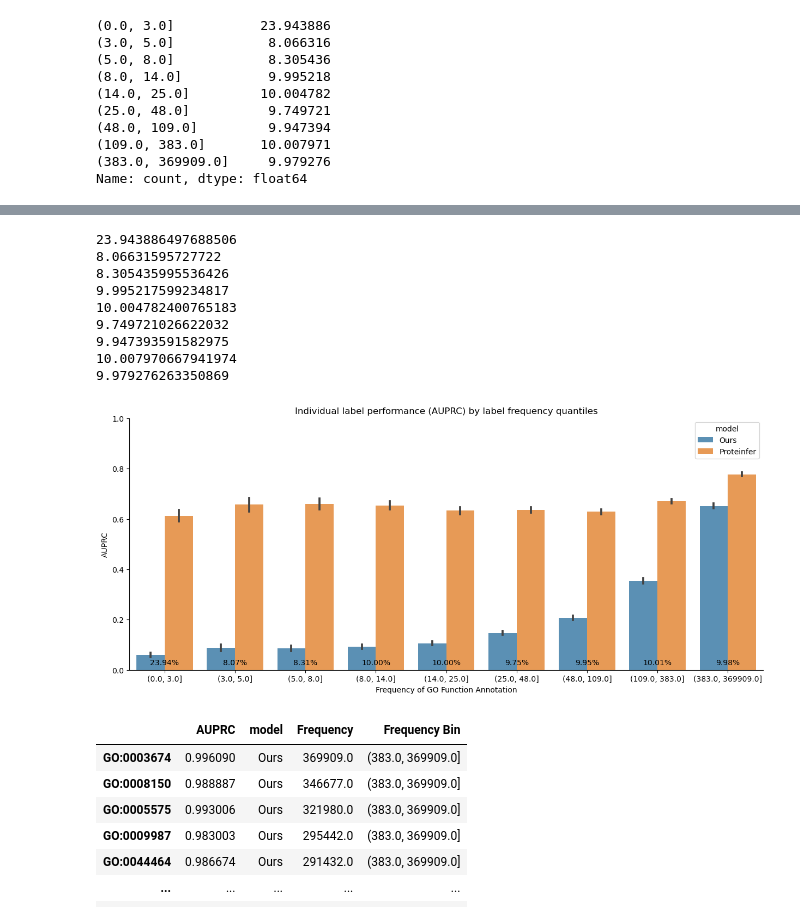
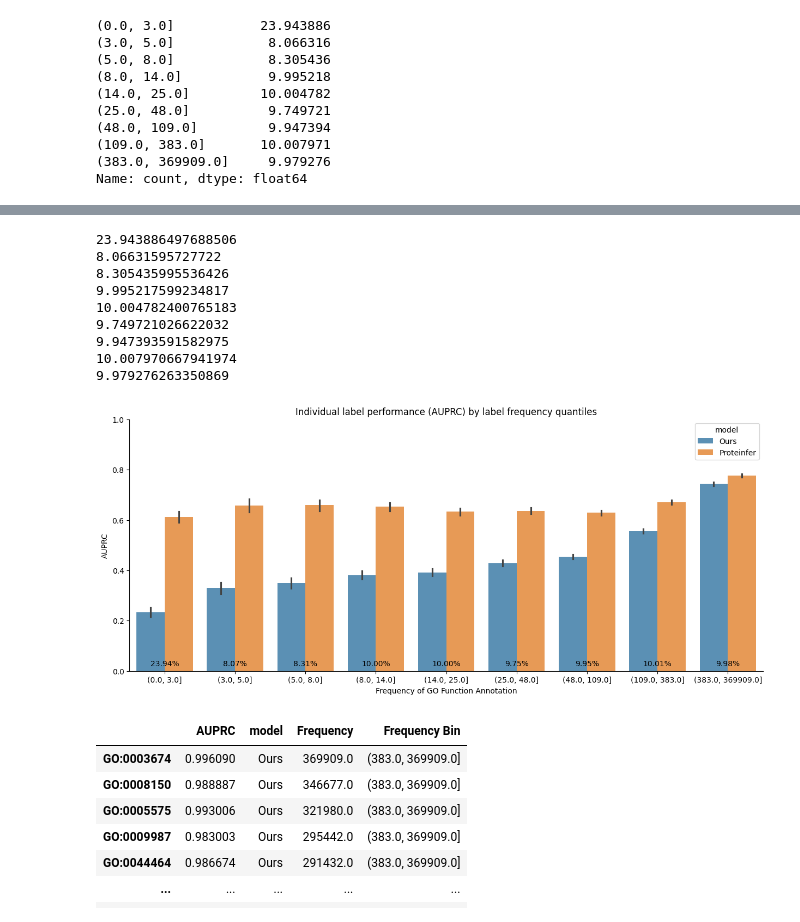
Before and after one commit to microsoft/protnote, a Jupyter notebook: notebooks/EDA.ipynb, the cells around one changed output, grey strips where cells are left out. Cells and saved outputs as stored; diff of their text form; code cells hidden in the pictures.

```diff
--- a/notebooks/EDA.ipynb
+++ b/notebooks/EDA.ipynb
@@ -477,8 +127,8 @@ Name: sequence, dtype: float64
 # Explore Model Predictions
 # %%
 #Read Val Data
-val_labels = pd.read_parquet("../outputs/results/final_validation_labels_vanilla_bce_50_epochs_weight_decay0.02_adamw.parquet")
-val_logits = pd.read_parquet("../outputs/results/final_validation_logits_vanilla_bce_50_epochs_weight_decay0.02_adamw.parquet")
+val_labels = pd.read_parquet("../outputs/results/final_validation_labels_fl_mlpscale2_projection_head_2layers.parquet")
+val_logits = pd.read_parquet("../outputs/results/final_validation_logits_fl_mlpscale2_projection_head_2layers.parquet")
 pinf_val_logits = pd.read_parquet('../outputs/results/validation_logits_proteinfer.parquet')
 pinf_val_labels= pd.read_parquet('../outputs/results/validation_labels_proteinfer.parquet')
 # %%
@@ -489,6 +143,15 @@ label_descriptions['label'] = label_descriptions['label'].str.lower().str.rstrip
 # %%
 #Common ids.. They should all be common but there are 60 sequences more in our dataset
 #Crate Tensor versions
+
+common_seqids = list(set(val_labels.index) & set(pinf_val_labels.index))
+
+
+val_logits = val_logits.loc[common_seqids]
+val_labels = val_labels.loc[common_seqids]
+pinf_val_logits = pinf_val_logits.loc[common_seqids]
+pinf_val_labels = pinf_val_labels.loc[common_seqids]
+
 val_logits_t = torch.tensor(val_logits.values)
 val_labels_t = torch.tensor(val_labels.values).float()
 val_probabilities_t = torch.sigmoid(val_logits_t)
@@ -497,23 +160,9 @@ pinf_val_logits_t = torch.tensor(pinf_val_logits.values)
 pinf_val_labels_t = torch.tensor(pinf_val_labels.values).float()
 pinf_val_probabilities_t = torch.sigmoid(pinf_val_logits_t)
 
-
 val_probabilities = pd.DataFrame(val_probabilities_t.numpy(),columns=val_logits.columns,index=val_logits.index)
 pinf_val_probabilities = pd.DataFrame(pinf_val_probabilities_t.numpy(),columns=pinf_val_logits.columns,index=pinf_val_logits.index)
-
-common_seqids = list(set(val_probabilities.index) & set(pinf_val_probabilities.index))
 # %%
-
-val_labels = val_labels.loc[common_seqids]
-val_probabilities = val_probabilities.loc[common_seqids]
-val_logits = val_logits.loc[common_seqids]
-
-
-pinf_val_labels = pinf_val_labels.loc[common_seqids]
-pinf_val_probabilities = pinf_val_probabilities.loc[common_seqids]
-pinf_val_logits = pinf_val_logits.loc[common_seqids]
-
-
 val_logits_t = torch.tensor(val_logits.values)
 val_labels_t = torch.tensor(val_labels.values).float()
 val_probabilities_t = torch.sigmoid(val_logits_t)
@@ -521,3 +170,6 @@ val_probabilities_t = torch.sigmoid(val_logits_t)
 pinf_val_logits_t = torch.tensor(pinf_val_logits.values)
 pinf_val_labels_t = torch.tensor(pinf_val_labels.values).float()
 pinf_val_probabilities_t = torch.sigmoid(pinf_val_logits_t)
+
+val_probabilities = pd.DataFrame(val_probabilities_t.numpy(),columns=val_logits.columns,index=val_logits.index)
+pinf_val_probabilities = pd.DataFrame(pinf_val_probabilities_t.numpy(),columns=pinf_val_logits.columns,index=pinf_val_logits.index)
@@ -821,35 +448,35 @@ metric = 'AUPRC'
 
 fig, ax = plt.subplots(figsize=(15,6))
 
 # Annotate bars with the percentage of observations
 for index, value in enumerate(freq_bins_pct.sort_index().values):
     print(value)
     ax.text(index, ax.get_ylim()[1]*0.01 + max(res[metric]) * 0.01, f"{value:.2f}%", ha='center')
 
 
-sns.barplot(data = res,
+sns.barplot(data = res.reset_index(drop=True),
             x='Frequency Bin',
             y=metric,
             alpha=0.8,
             errorbar=('ci', 95),
             hue='model')
 ax.set(title=f'Individual label performance ({metric}) by label frequency quantiles',
        xlabel='Frequency of GO Function Annotation',
        ylabel=metric)
 sns.despine()
 plt.ylim(0,1)
 plt.show()
 # %% [output]
 23.943886497688506
 8.06631595727722
 8.305435995536426
 9.995217599234817
 10.004782400765183
 9.749721026622032
 9.947393591582975
 10.007970667941974
 9.979276263350869
-[figure, old version]
+[figure, new version]
 # %%
 res_ours = res.loc[res['model']=='Ours']
 res_pinf = res.loc[res['model']=='Proteinfer']
```
Also changed, not shown: parts of 76 cells of this notebook, 14 other files.
